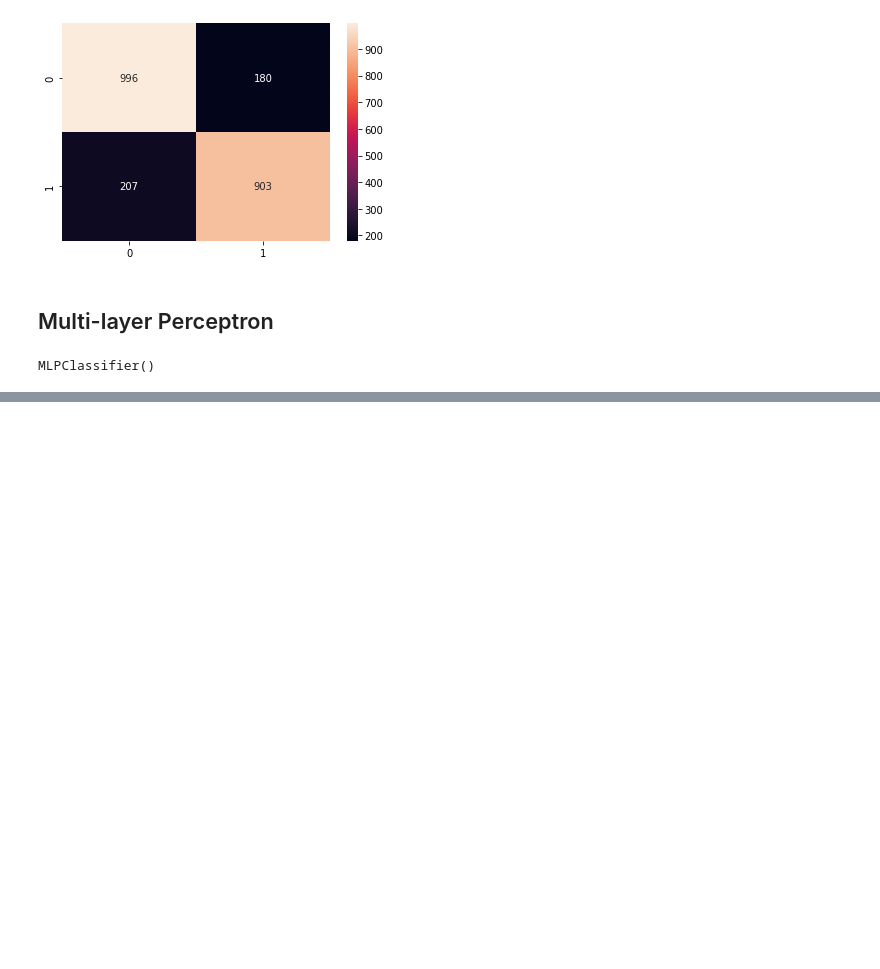
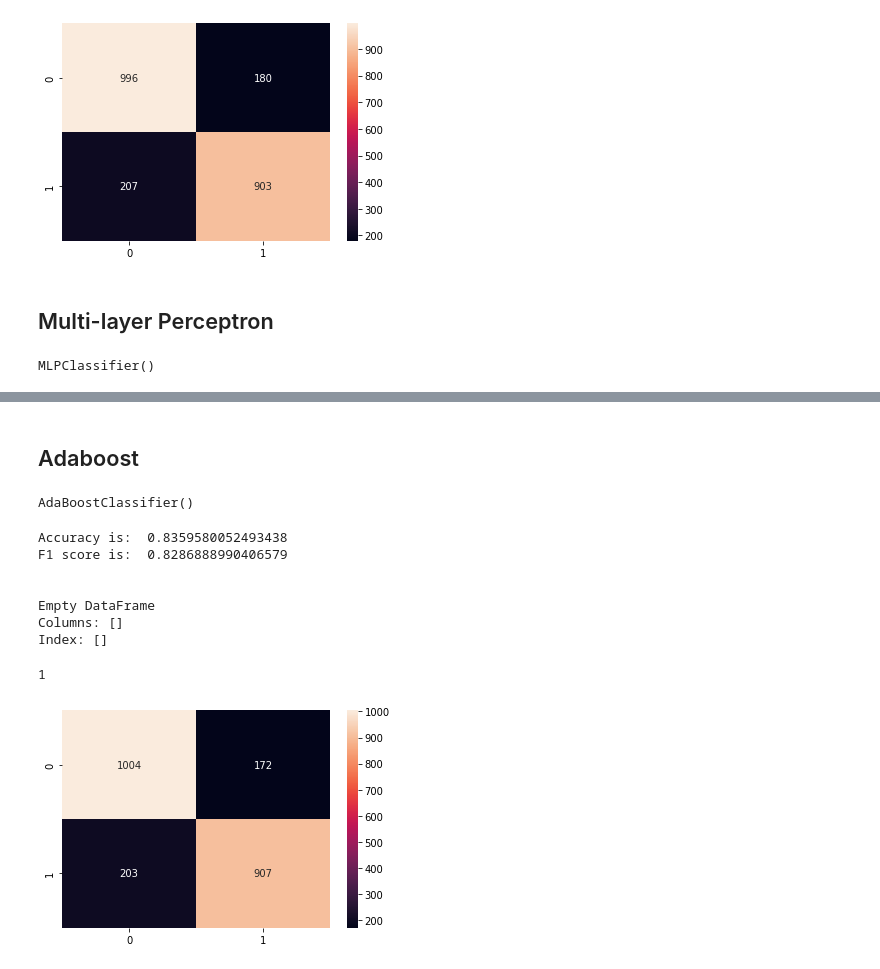
Before and after one commit to devsec-ansh/Phishing-Scam-Detection-Using-Ensemble-Machine-Learning-and-NLP, a Jupyter notebook: Phishing Detection Using ML/Phishing Detection Model Training.ipynb, the cells around one changed output, grey strips where cells are left out. Drawn from its saved outputs; the diff is of its cells as text; code cells hidden in the pictures; blank space fills up the shorter version.

```diff
--- a/Phishing Detection Using ML/Phishing Detection Model Training.ipynb
+++ b/Phishing Detection Using ML/Phishing Detection Model Training.ipynb
@@ -371,0 +329,22 @@ Index: []
+# %% [markdown]
+## Adaboost
+# %%
+from sklearn.ensemble import AdaBoostClassifier
+
+clf_adaboost = AdaBoostClassifier()
+
+clf_adaboost.fit(X_train_chi, Y_train)
+# %% [output]
+AdaBoostClassifier()
+# %%
+generate_accuracy_and_heatmap(clf_adaboost, X_test_chi, Y_test)
+# %% [output]
+Accuracy is:  0.8359580052493438
+F1 score is:  0.8286888990406579
+
+
+Empty DataFrame
+Columns: []
+Index: []
+1
+[figure, added]
```
Also changed, not shown: parts of 24 cells of this notebook, 1 other file.
